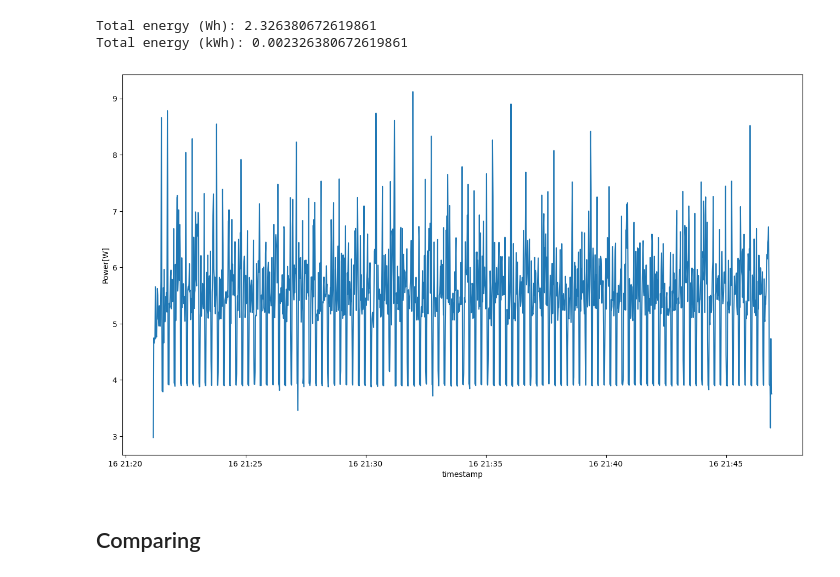
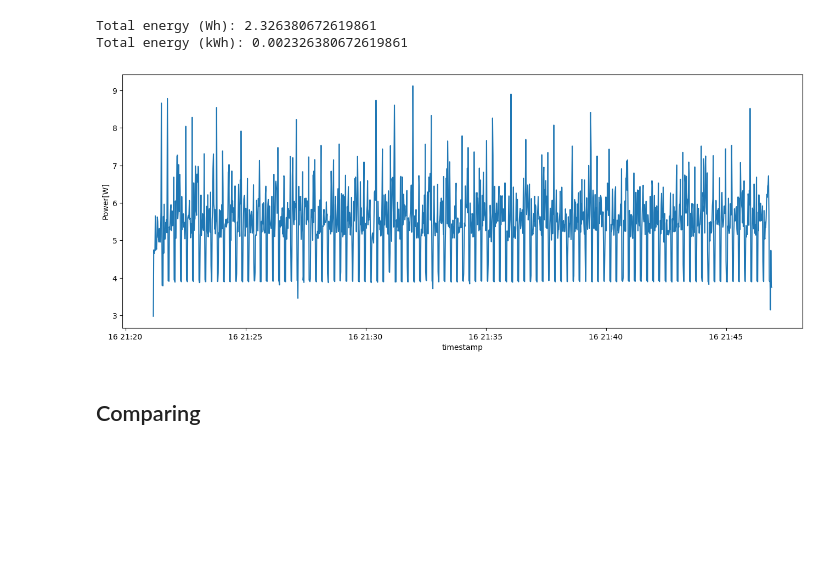
Before and after one commit to G4brielLB/cv-system-multiagent, a Jupyter notebook: data-analysis/analysis.ipynb, the cells around one changed output. Drawn from its saved outputs; the diff is of its cells as text; code cells hidden in the pictures; blank space fills up the shorter version.

```diff
--- a/data-analysis/analysis.ipynb
+++ b/data-analysis/analysis.ipynb
@@ -334,11 +350,11 @@ print("Total energy (kWh):", total_energy_Wh / 1000)
 Total energy (Wh): 2.326380672619861
 Total energy (kWh): 0.002326380672619861
 # %%
-plt.figure(figsize=(16, 9))
+plt.figure(figsize=(16, 6))
 sns.lineplot(data=ds_bpower.sort_values(by='timestamp'), x="timestamp", y="Power[W]")
 plt.show()
 # %% [output]
-[figure, old version]
+[figure, new version]
 # %% [markdown]
 ## Comparing
 # %% [markdown]
```
Also changed, not shown: parts of 11 cells of this notebook, 52 other files.
